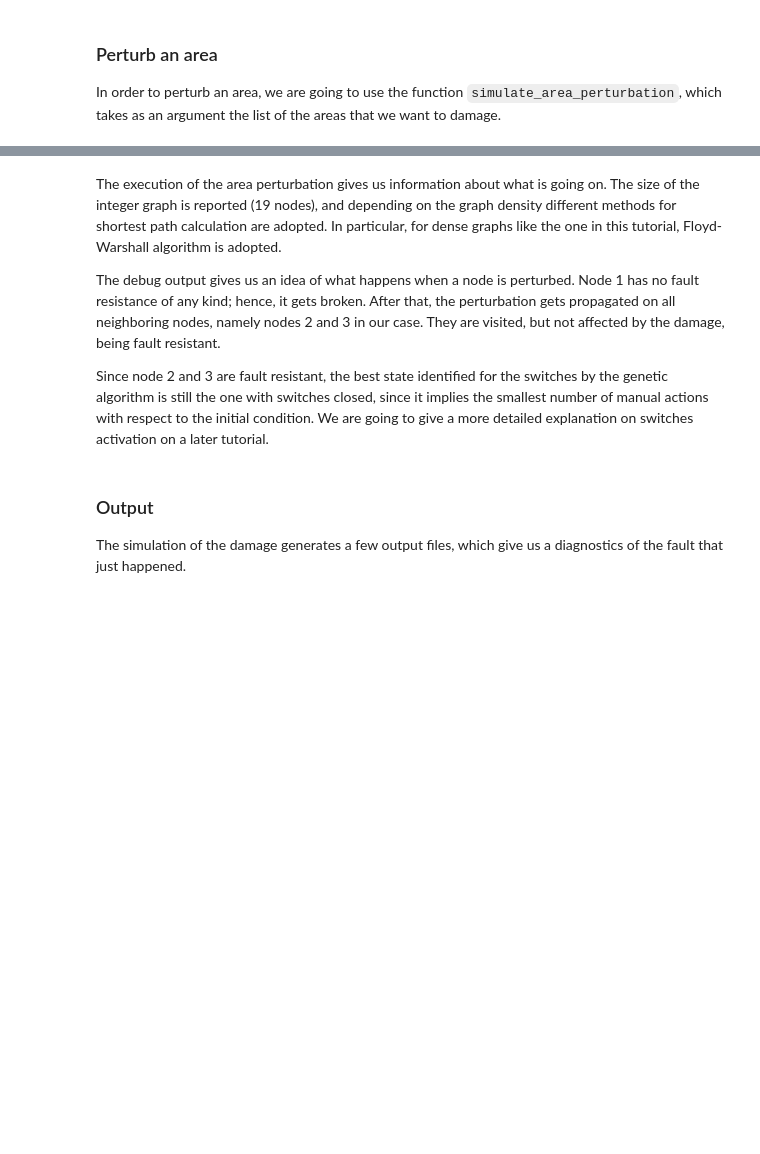
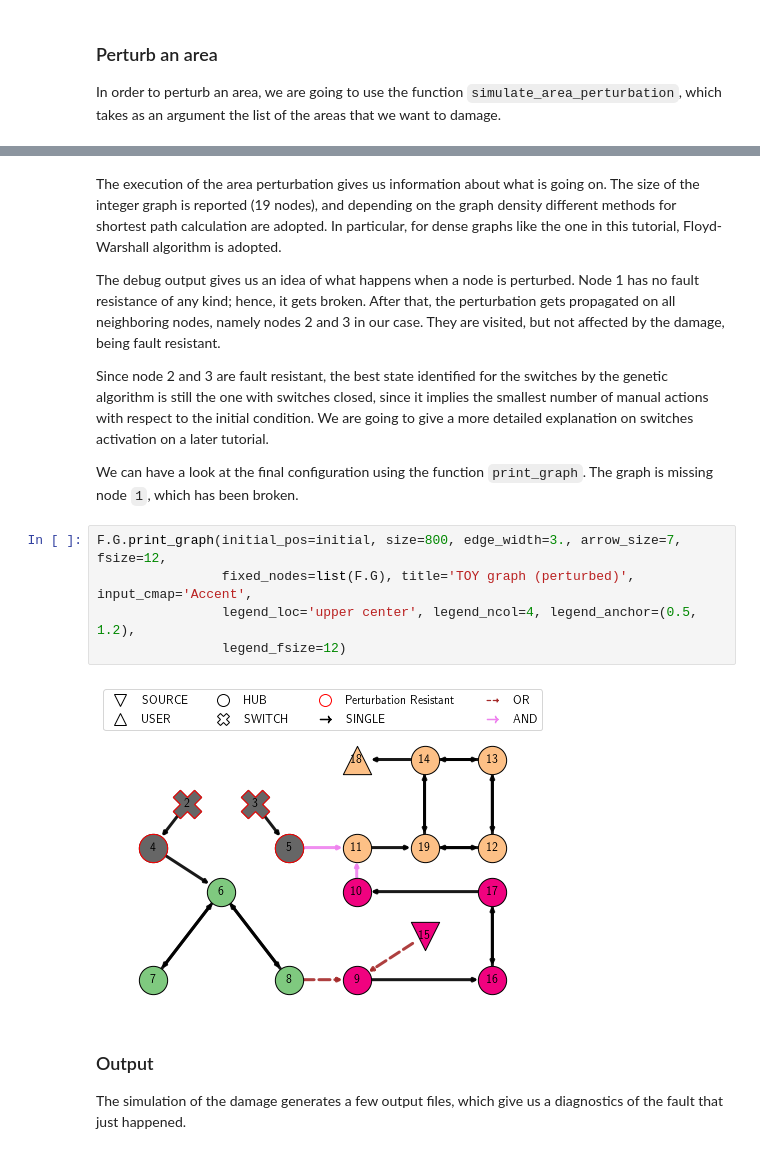
Before and after one commit to mtezzele/GRAPE, a Jupyter notebook: tutorials/tutorial02/02_area_perturbation.ipynb, the cells around one changed output, grey strips where cells are left out. Saved outputs shown, nothing was run; the diff lists cells and outputs as text; blank space fills up the shorter version.

```diff
--- a/tutorials/tutorial02/02_area_perturbation.ipynb
+++ b/tutorials/tutorial02/02_area_perturbation.ipynb
@@ -145,6 +171,15 @@ The size of the integer graph is reported (19 nodes), and depending on the graph
 The debug output gives us an idea of what happens when a node is perturbed. Node 1 has no fault resistance of any kind; hence, it gets broken. After that, the perturbation gets propagated on all neighboring nodes, namely nodes 2 and 3 in our case. They are visited, but not affected by the damage, being fault resistant.
 
 Since node 2 and 3 are fault resistant, the best state identified for the switches by the genetic algorithm is still the one with switches closed, since it implies the smallest number of manual actions with respect to the initial condition. We are going to give a more detailed explanation on switches activation on a later tutorial.
+
+We can have a look at the final configuration using the function `print_graph`. The graph is missing node `1`, which has been broken.
+# %%
+F.G.print_graph(initial_pos=initial, size=800, edge_width=3., arrow_size=7, fsize=12,
+                fixed_nodes=list(F.G), title='TOY graph (perturbed)', input_cmap='Accent',
+                legend_loc='upper center', legend_ncol=4, legend_anchor=(0.5, 1.2),
+                legend_fsize=12)
+# %% [output]
+[figure, added]
 # %% [markdown]
 ### Output
 
```
Also changed, not shown: parts of 9 cells of this notebook, 9 other files.
